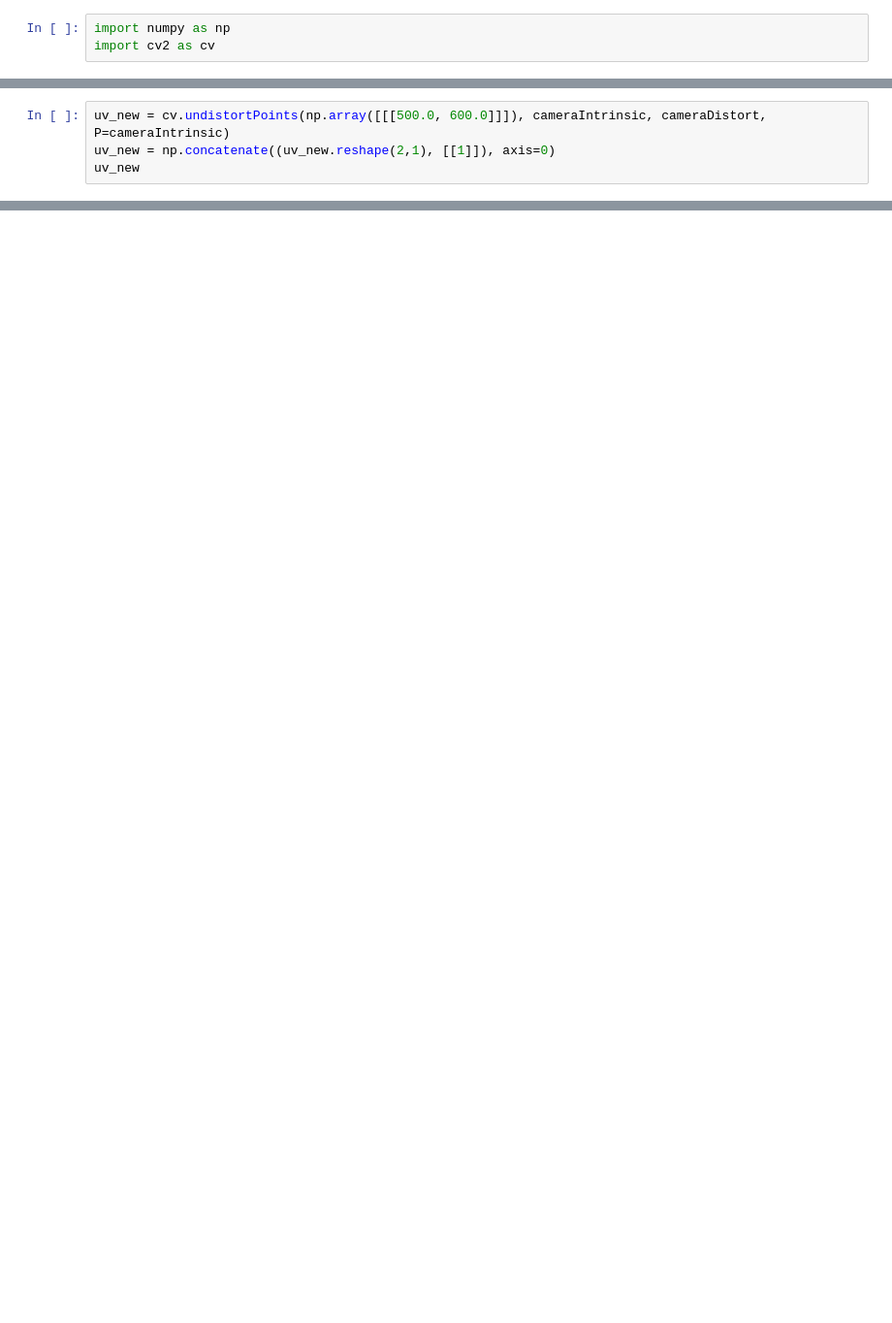
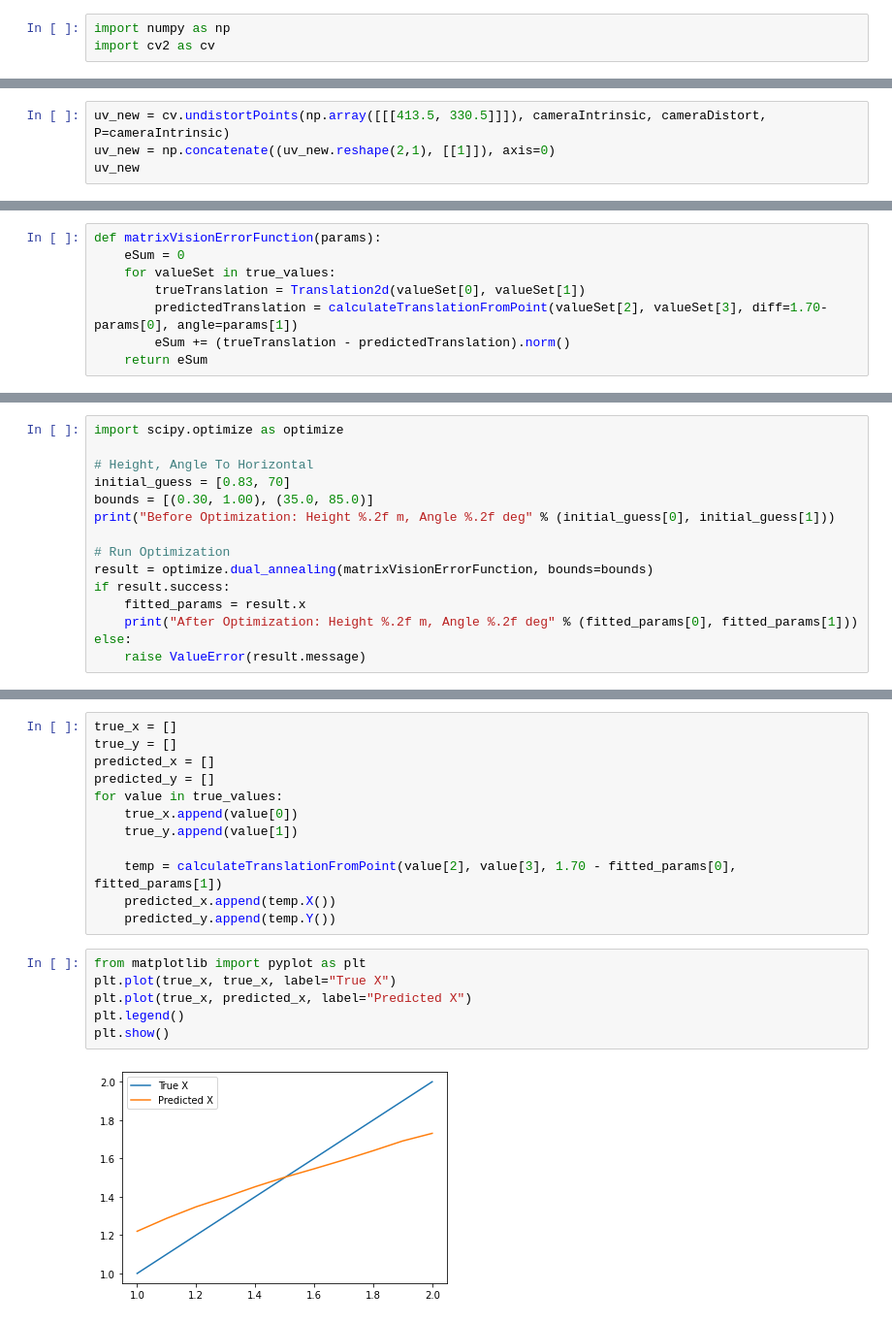
Before and after one commit to frc6941/2022-competition-robot, a Jupyter notebook: vision-calibration/VisionMatrixVersion.ipynb, the cells around one changed output, grey strips where cells are left out. Shown at 97% size. Saved outputs shown, nothing was run; the diff lists cells and outputs as text; blank space fills up the shorter version.

Commit message:
Minor Updates and Fixes
Fix Vision Matrix: now y-axis has been inverted correctly
Add some basic utils (incomplete)
Reenable indicator subsystem

```diff
--- a/vision-calibration/VisionMatrixVersion.ipynb
+++ b/vision-calibration/VisionMatrixVersion.ipynb
@@ -35,6 +40,6 @@ matrix([[729.22052889,   0.        , 484.20682265],
         [  0.        ,   0.        ,   1.        ]])
 # %%
-uv_new = cv.undistortPoints(np.array([[[500.0, 600.0]]]), cameraIntrinsic, cameraDistort, P=cameraIntrinsic)
+uv_new = cv.undistortPoints(np.array([[[413.5, 330.5]]]), cameraIntrinsic, cameraDistort, P=cameraIntrinsic)
 uv_new = np.concatenate((uv_new.reshape(2,1), [[1]]), axis=0)
 uv_new
 # %% [output]
@@ -76,0 +139,8 @@ Final Translation: X 2.24266m, Y 1.78015m
+# %%
+def matrixVisionErrorFunction(params):
+    eSum = 0
+    for valueSet in true_values:
+        trueTranslation = Translation2d(valueSet[0], valueSet[1])
+        predictedTranslation = calculateTranslationFromPoint(valueSet[2], valueSet[3], diff=1.70-params[0], angle=params[1])
+        eSum += (trueTranslation - predictedTranslation).norm()
+    return eSum
@@ -76,0 +151,15 @@ Final Translation: X 2.24266m, Y 1.78015m
+# %%
+import scipy.optimize as optimize
+
+# Height, Angle To Horizontal
+initial_guess = [0.83, 70]
+bounds = [(0.30, 1.00), (35.0, 85.0)]
+print("Before Optimization: Height %.2f m, Angle %.2f deg" % (initial_guess[0], initial_guess[1]))
+
+# Run Optimization
+result = optimize.dual_annealing(matrixVisionErrorFunction, bounds=bounds)
+if result.success:
+    fitted_params = result.x
+    print("After Optimization: Height %.2f m, Angle %.2f deg" % (fitted_params[0], fitted_params[1]))
+else:
+    raise ValueError(result.message)
@@ -76,0 +173,20 @@ Final Translation: X 2.24266m, Y 1.78015m
+# %%
+true_x = []
+true_y = []
+predicted_x = []
+predicted_y = []
+for value in true_values:
+    true_x.append(value[0])
+    true_y.append(value[1])
+
+    temp = calculateTranslationFromPoint(value[2], value[3], 1.70 - fitted_params[0], fitted_params[1])
+    predicted_x.append(temp.X())
+    predicted_y.append(temp.Y())
+# %%
+from matplotlib import pyplot as plt
+plt.plot(true_x, true_x, label="True X")
+plt.plot(true_x, predicted_x, label="Predicted X")
+plt.legend()
+plt.show()
+# %% [output]
+[figure, added]
```
Also changed, not shown: parts of 19 cells of this notebook, 9 other files.
